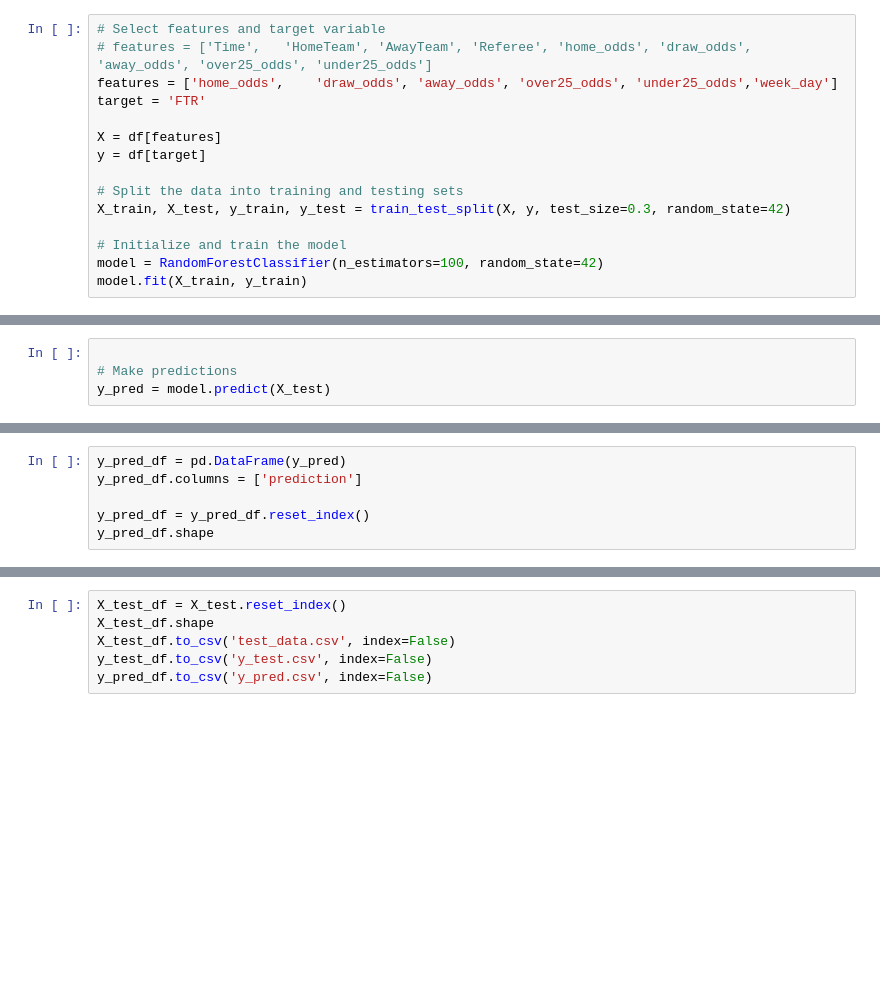
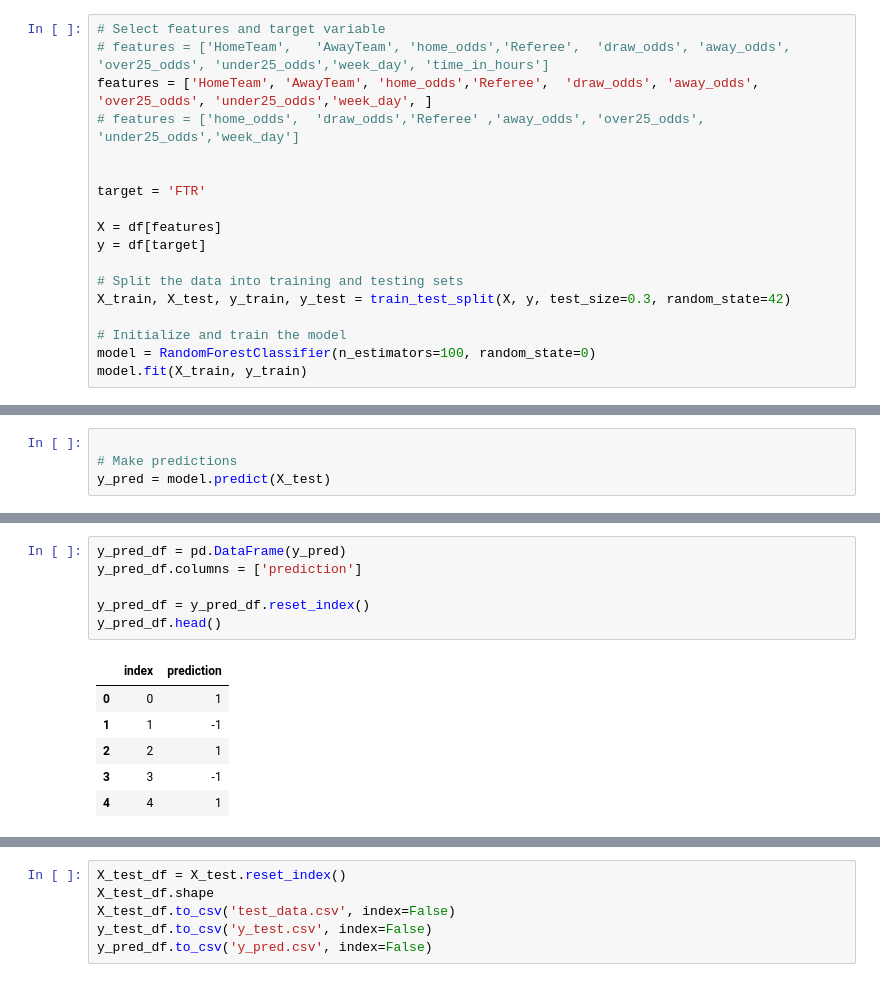
Before and after one commit to bamwesigye/saamba, a Jupyter notebook: core/pred_model.ipynb, the cells around one changed output, grey strips where cells are left out. Saved outputs shown, nothing was run; the diff lists cells and outputs as text; blank space fills up the shorter version.

```diff
--- a/core/pred_model.ipynb
+++ b/core/pred_model.ipynb
@@ -29,7 +101,10 @@ df.head()
 # %%
 # Select features and target variable
-# features = ['Time',	'HomeTeam',	'AwayTeam',	'Referee', 'home_odds',	'draw_odds', 'away_odds', 'over25_odds', 'under25_odds']
-features = ['home_odds',	'draw_odds', 'away_odds', 'over25_odds', 'under25_odds','week_day']
+# features = ['HomeTeam',	'AwayTeam', 'home_odds','Referee',	'draw_odds', 'away_odds', 'over25_odds', 'under25_odds','week_day', 'time_in_hours']
+features = ['HomeTeam',	'AwayTeam', 'home_odds','Referee',	'draw_odds', 'away_odds', 'over25_odds', 'under25_odds','week_day', ]
+# features = ['home_odds',	'draw_odds','Referee' ,'away_odds', 'over25_odds', 'under25_odds','week_day']
+
+
 target = 'FTR'
 
 X = df[features]
@@ -39,5 +114,5 @@ y = df[target]
 X_train, X_test, y_train, y_test = train_test_split(X, y, test_size=0.3, random_state=42)
 
 # Initialize and train the model
-model = RandomForestClassifier(n_estimators=100, random_state=42)
+model = RandomForestClassifier(n_estimators=100, random_state=0)
 model.fit(X_train, y_train)
@@ -60,9 +153,16 @@ print(class_report)
 # %%
 y_pred_df = pd.DataFrame(y_pred)
 y_pred_df.columns = ['prediction']
 
 y_pred_df = y_pred_df.reset_index()
-y_pred_df.shape
+y_pred_df.head()
+# %% [output]
+|  | index | prediction |
+| 0 | 0 | 1 |
+| 1 | 1 | -1 |
+| 2 | 2 | 1 |
+| 3 | 3 | -1 |
+| 4 | 4 | 1 |
 # %%
 y_test_df = pd.DataFrame(y_test)
 y_test_df.columns = ['result']
```
Also changed, not shown: parts of 9 cells of this notebook, 5 other files.
